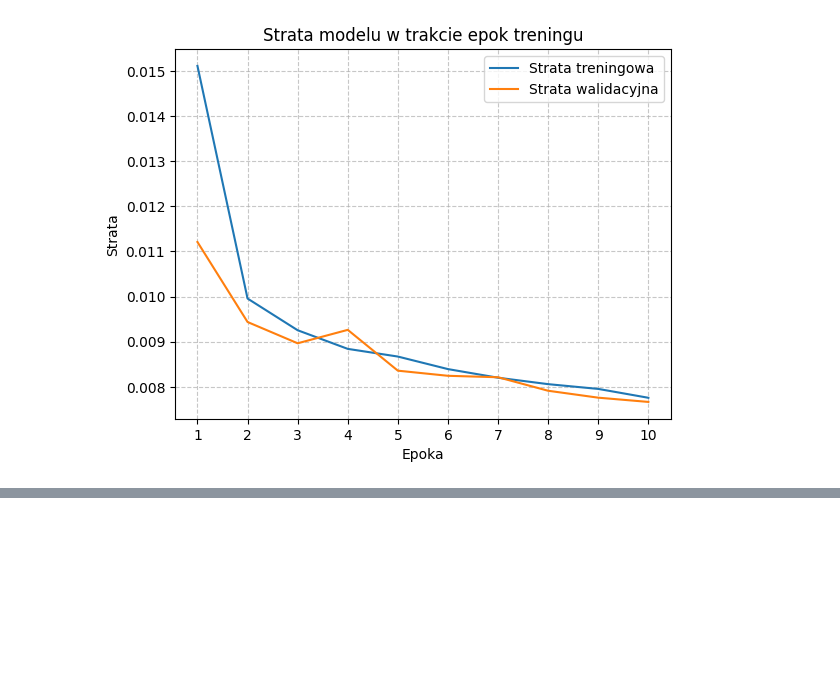
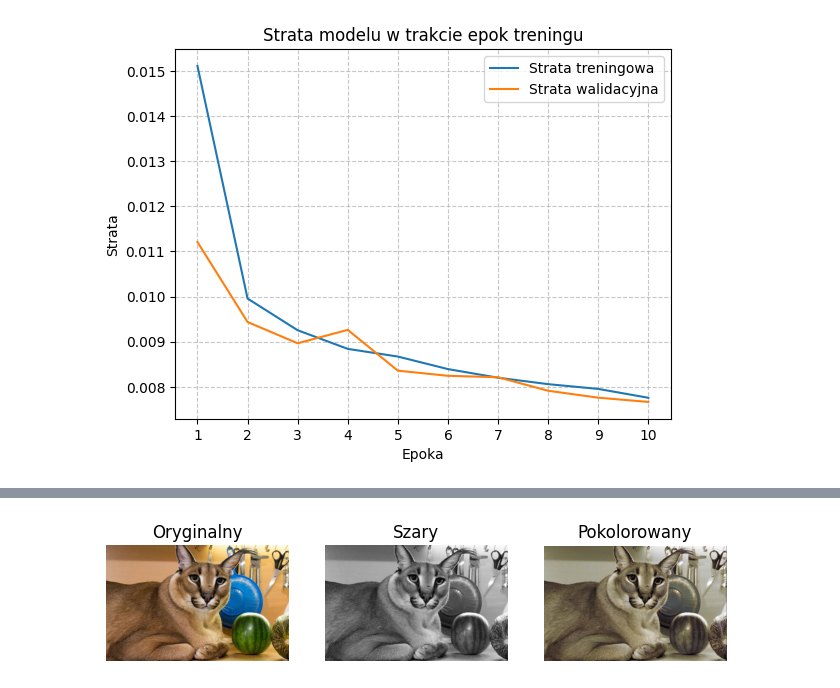
Before and after one commit to Ruscondil/snum-projekt, a Jupyter notebook: SNUM_projekt.ipynb, the cells around one changed output, grey strips where cells are left out. Saved outputs shown, nothing was run; the diff lists cells and outputs as text; code cells hidden in the pictures; blank space fills up the shorter version.

Commit message:
dodanie foci z dysku

```diff
--- a/SNUM_projekt.ipynb
+++ b/SNUM_projekt.ipynb
@@ -108,3 +108,46 @@ def history_chart():
 history_chart()
 # %% [output]
 [figure]
+# %%
+import cv2 as cv
+
+def plot_disk_image(model, path, original_images, gray_images):
+    # Wczytaj obraz z dysku
+    y = cv.cvtColor(cv.imread(path), cv.COLOR_BGR2RGB).astype('float32') / 255
+    x = cv.cvtColor(y, cv.COLOR_RGB2GRAY)
+
+    # Przygotuj dane
+    x = x.reshape(1, x.shape[0], x.shape[1], 1)
+
+    # Przewiń obraz przez autoenkoder
+    Y = model.predict(x)[0]
+
+    # Wyświetl wyniki
+    plt.figure(figsize=(8, 4))
+
+    # Oryginalny obraz
+    plt.subplot(1, 3, 1)
+    plt.imshow(y)
+    plt.title("Oryginalny")
+    plt.gray()
+    plt.axis('off')
+
+    # Obraz w skali szarości przed dekodowaniem
+    plt.subplot(1, 3, 2)
+    plt.imshow(x[0, :, :, 0], cmap='gray')
+    plt.title("Szary")
+    plt.gray()
+    plt.axis('off')
+
+    # Zdekodowany obraz
+    plt.subplot(1, 3, 3)
+    plt.imshow(Y)
+    plt.title("Pokolorowany")
+    plt.gray()
+    plt.axis('off')
+
+    plt.show()
+# %%
+# Użyj funkcji plot_disk_image
+plot_disk_image(autoencoder, 'test.jpg', test_images, test_images_gray)
+# %% [output]
@@ -110,0 +155 @@ history_chart()
+[figure, added]
```
Also changed, not shown: parts of 1 cell of this notebook, 1 other file.
